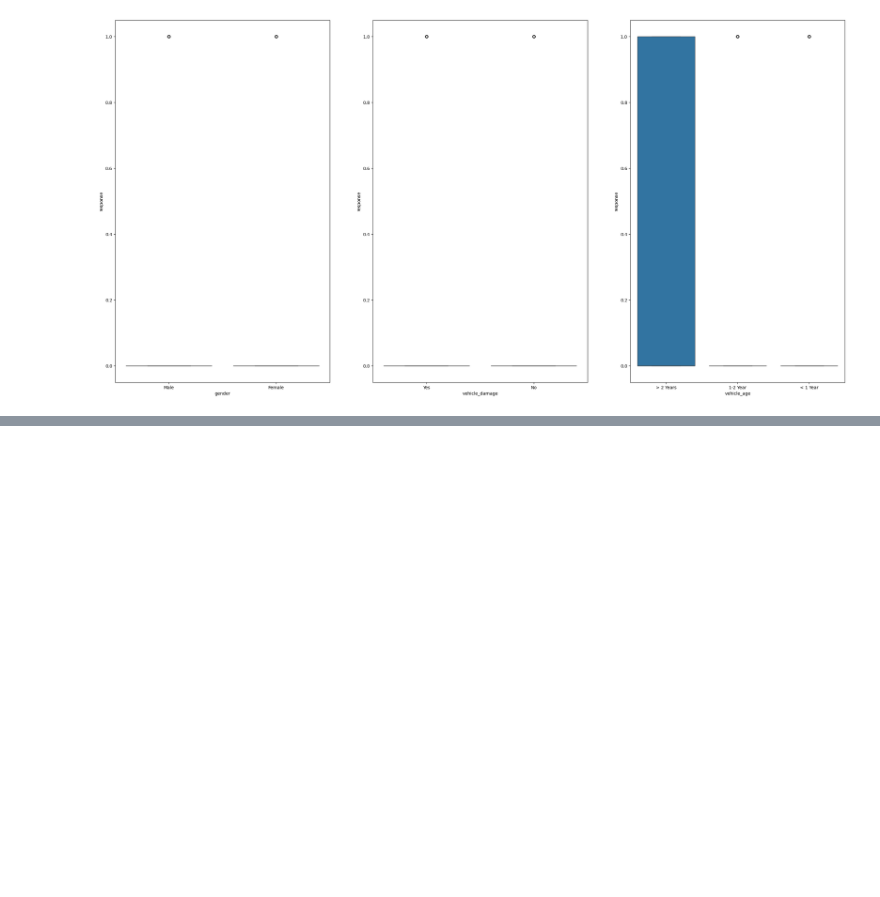
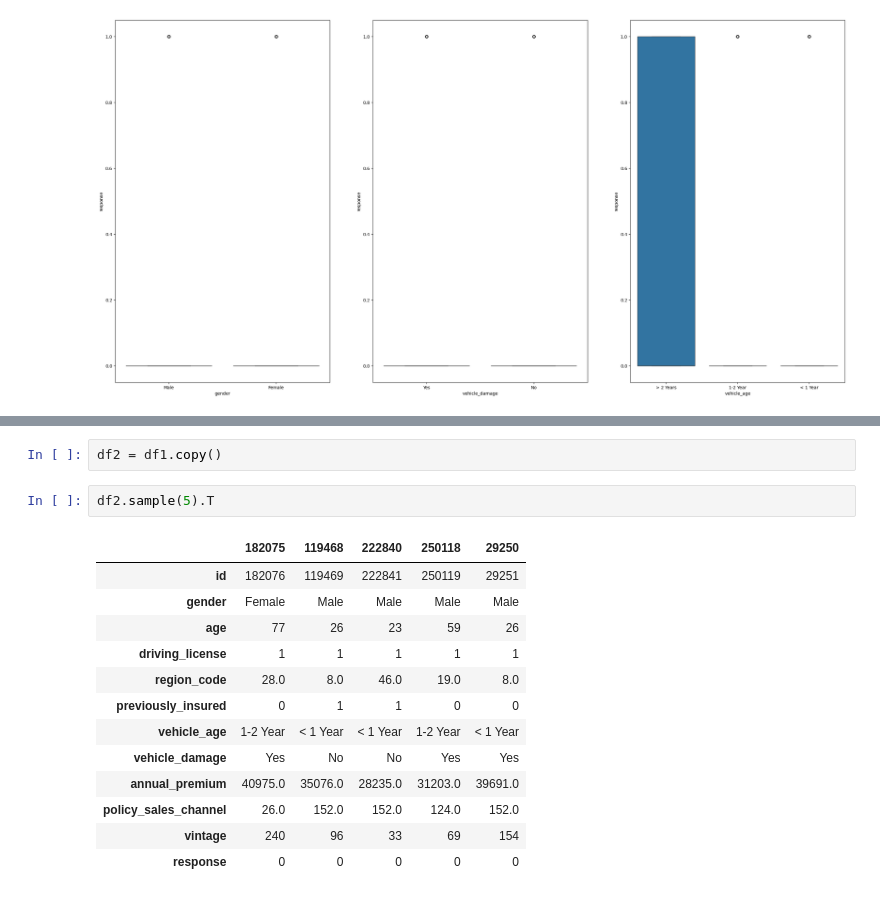
Before and after one commit to lfaferreira/predict-health-insurance-cross-sell, a Jupyter notebook: notebooks/cicle1_health_insurance_cross_sell_prediction.ipynb, the cells around one changed output, grey strips where cells are left out. Saved outputs shown, nothing was run; the diff lists cells and outputs as text; blank space fills up the shorter version.

```diff
--- a/cicle1_health_insurance_cross_sell.ipynb
+++ b/notebooks/cicle1_health_insurance_cross_sell_prediction.ipynb
@@ -173,0 +250,18 @@ sns.boxplot(x='vehicle_age', y='response', data=df1)
+# %%
+df2 = df1.copy()
+# %%
+df2.sample(5).T
+# %% [output]
+|  | 182075 | 119468 | 222840 | 250118 | 29250 |
+| id | 182076 | 119469 | 222841 | 250119 | 29251 |
+| gender | Female | Male | Male | Male | Male |
+| age | 77 | 26 | 23 | 59 | 26 |
+| driving_license | 1 | 1 | 1 | 1 | 1 |
+| region_code | 28.0 | 8.0 | 46.0 | 19.0 | 8.0 |
+| previously_insured | 0 | 1 | 1 | 0 | 0 |
+| vehicle_age | 1-2 Year | < 1 Year | < 1 Year | 1-2 Year | < 1 Year |
+| vehicle_damage | Yes | No | No | Yes | Yes |
+| annual_premium | 40975.0 | 35076.0 | 28235.0 | 31203.0 | 39691.0 |
+| policy_sales_channel | 26.0 | 152.0 | 152.0 | 124.0 | 152.0 |
+| vintage | 240 | 96 | 33 | 69 | 154 |
+| response | 0 | 0 | 0 | 0 | 0 |
```
Also changed, not shown: parts of 15 cells of this notebook.
